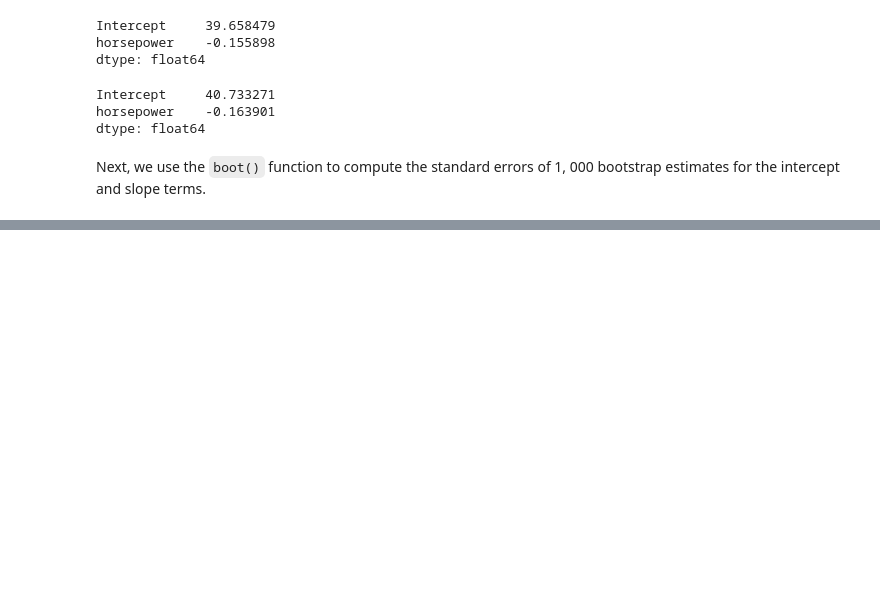
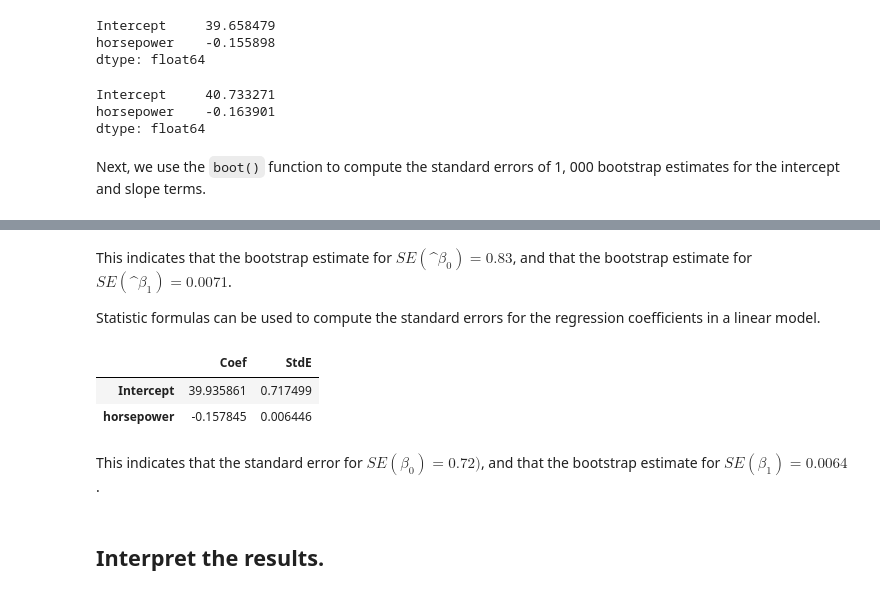
Before and after one commit to shevchenkobn/ml-practice, a Jupyter notebook: a5/a5.ipynb, the cells around one changed output, grey strips where cells are left out. Cells and saved outputs as stored; diff of their text form; code cells hidden in the pictures; blank space fills up the shorter version.

```diff
--- a/a5/a5.ipynb
+++ b/a5/a5.ipynb
@@ -203,0 +217,16 @@ ERROR! Session/line number was not unique in database. History logging moved to
+# %% [markdown]
+This indicates that the bootstrap estimate for $SE(\^\beta_0) = 0.83$, and that the bootstrap estimate for $SE(\^\beta_1) = 0.0071$.
+
+Statistic formulas can be used to compute the standard errors for the regression coefficients in a linear model.
+# %%
+mod_fit = ols('mpg~horsepower', auto_df).fit()
+
+pd.DataFrame({'Coef': mod_fit.params, 'StdE': mod_fit.bse}, mod_fit.params.index)
+# %% [output]
+|  | Coef | StdE |
+| Intercept | 39.935861 | 0.717499 |
+| horsepower | -0.157845 | 0.006446 |
+# %% [markdown]
+This indicates that the standard error for $SE(\beta_0) = 0.72)$, and that the bootstrap estimate for $SE(\beta_1) = 0.0064$.
+# %% [markdown]
+## Interpret the results.
```
Also changed, not shown: parts of 6 cells of this notebook.
